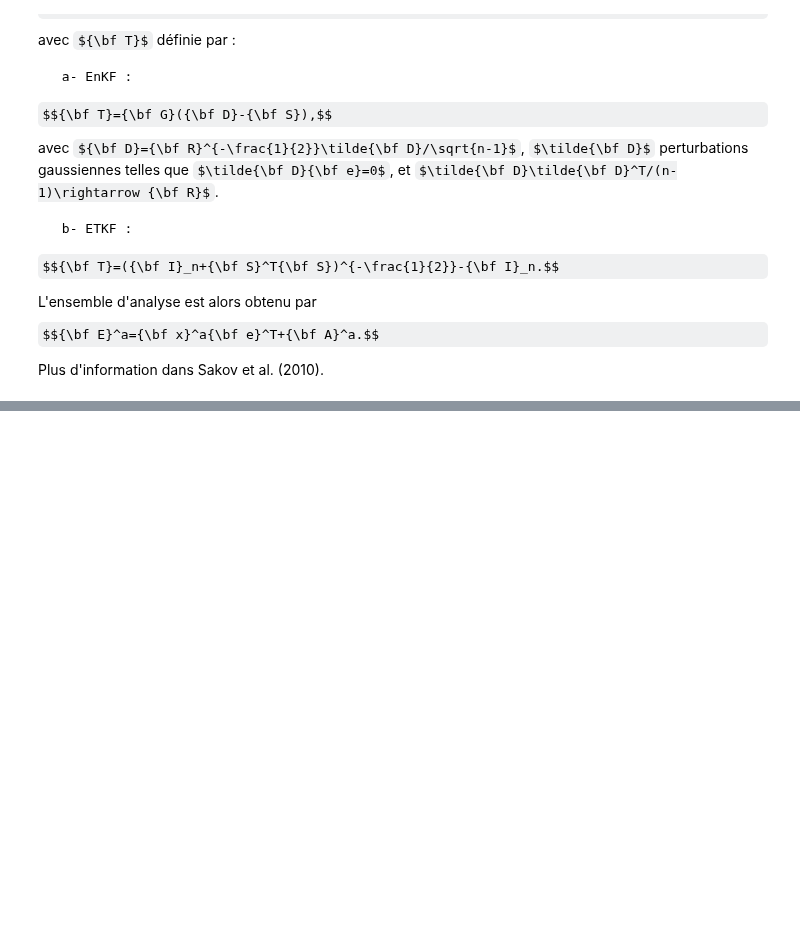
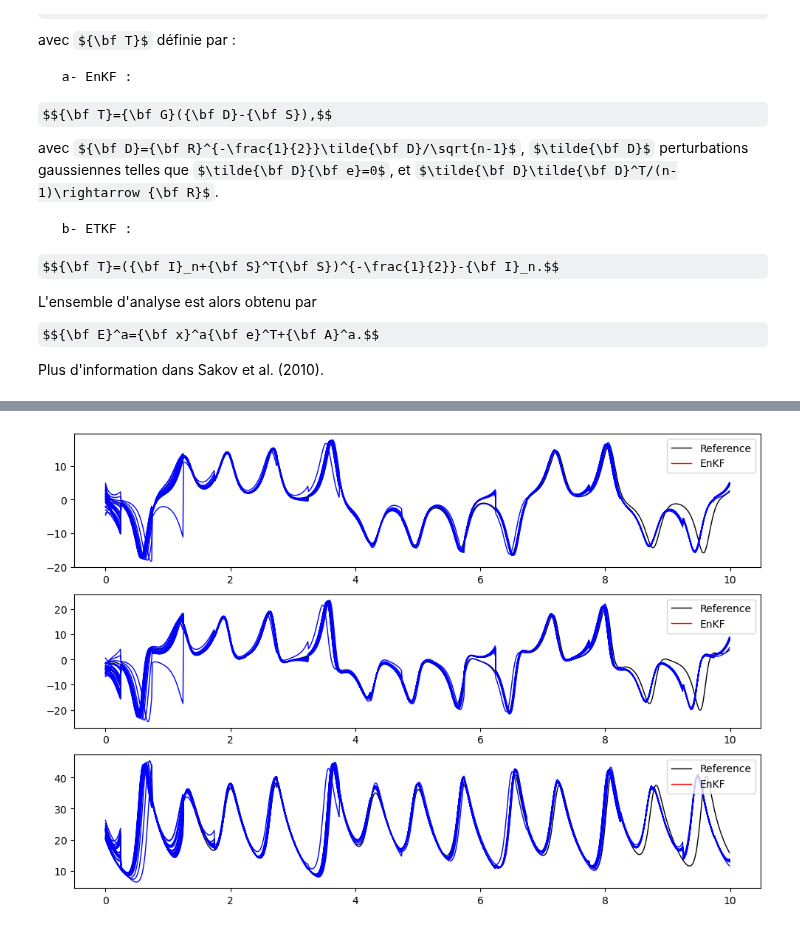
Before and after one commit to MaxMosh/n7-SN, a Jupyter notebook: 3A ModIA/S9 (INSA)/Sequential filtering/TP2_5fEnKF.ipynb, the cells around one changed output, grey strips where cells are left out. Saved outputs shown, nothing was run; the diff lists cells and outputs as text; code cells hidden in the pictures; some formulas as TeX source; blank space fills up the shorter version.

```diff
--- a/3A ModIA/S9 (INSA)/Sequential filtering/TP2_5fEnKF.ipynb
+++ b/3A ModIA/S9 (INSA)/Sequential filtering/TP2_5fEnKF.ipynb
@@ -171,6 +171,8 @@ L'ensemble d'analyse est alors obtenu par $${\bf E}^a={\bf x}^a{\bf e}^T+{\bf A}
 
 Plus d'information dans Sakov et al. (2010).
 # %%
+from scipy.linalg import sqrtm, inv
+
 # Analyse par EnKF ou ETKF #
 def analysis(Ef,y,Robs,H,methode,moderation):
     # Paramètres d'entrée :
@@ -198,12 +200,13 @@ def analysis(Ef,y,Robs,H,methode,moderation):
 
     #D_tilde = np.zeros((R_moins_un_demi.shape[1],Af.shape[1]))
     if methode == 1:
-        T = (np.eye(n) + S.T@S)**(-1/2) - np.eye(n)
+        T = inv(sqrtm((np.eye(n) + S.T@S))) - np.eye(n)
     else :
         D_tilde = np.zeros((R_moins_un_demi.shape[1],Af.shape[1]))
         for i in range(Af.shape[1]):
             tirage = np.random.multivariate_normal(mean=np.zeros(Robs.shape[0]), cov=Robs)
             D_tilde[:,i] = tirage.T
+        D_tilde = D_tilde - np.mean(D_tilde)
         D = R_moins_un_demi@D_tilde/np.sqrt(n-1)
         T = G@(D - S)
     Aa = Af + Af@T
@@ -287,0 +274,57 @@ plt.show()
+# %%
+#Cycle d'assimilation par filtres de Kalman d'ensemble
+nmem=30
+lorenz_assim = Model(nmembers=nmem)
+lorenz_assim.x0 = np.copy(background_state)
+lorenz_assim.xvar = lorenz_assim.initial_condition()
+lorenz_assim.rho = 29.
+do_assim=1
+
+time1 = np.empty(ntime)
+xvar1 = np.empty((3, ntime, nmem))
+
+for ic in range(nassim):
+
+    ## Forecast
+    if ic == 0:
+        nstep = assim_steps[0]
+    else:
+        nstep = assim_steps[ic] - assim_steps[ic-1]
+
+    lorenz_assim.forward(nstep)
+
+    if ic == 0:
+        time1 = lorenz_assim.time_series
+        xvar1 = lorenz_assim.xvar_series
+    else:
+        time1 = np.hstack(( time1, lorenz_assim.time_series ))
+        xvar1 = np.concatenate( ( xvar1, lorenz_assim.xvar_series ), axis = 1 )
+
+    ## Analysis
+    obs_index = np.argwhere( true_time == lorenz_assim.time )
+    y=np.transpose(true_state[nvarobs, obs_index, 0] +np.dot(math.sqrt(so2)*np.eye(nobs),np.random.normal(0,1,(nobs,))))
+    if(do_assim==1):
+        lorenz_assim.xvar =analysis(lorenz_assim.xvar,y,Robs,H,1,[])
+
+
+## Last cycle
+lorenz_assim.forward( ntime - assim_steps[-1] )
+time1 = np.hstack(( time1, lorenz_assim.time_series ))
+xvar1 = np.concatenate( ( xvar1, lorenz_assim.xvar_series ), axis = 1 )
+
+## Plots
+
+xvarmean = np.mean(xvar1, axis=2)
+
+plt.figure(figsize=(12,8))
+for ix in range(3):
+    pnum = 311+ix
+    plt.subplot(pnum)
+    plt.plot(true_time,true_state[ix,:,0],'black',linewidth=1.,label='Reference')
+    plt.plot(time1, xvarmean[ix,:],'red',linewidth=1.,label='EnKF')
+    plt.legend()
+    for ie in range(nmem):
+        plt.plot(time1, xvar1[ix,:, ie],'blue',linewidth=1.)
+plt.show()
+# %% [output]
+[figure, added]
```
Also changed, not shown: parts of 1 cell of this notebook.
